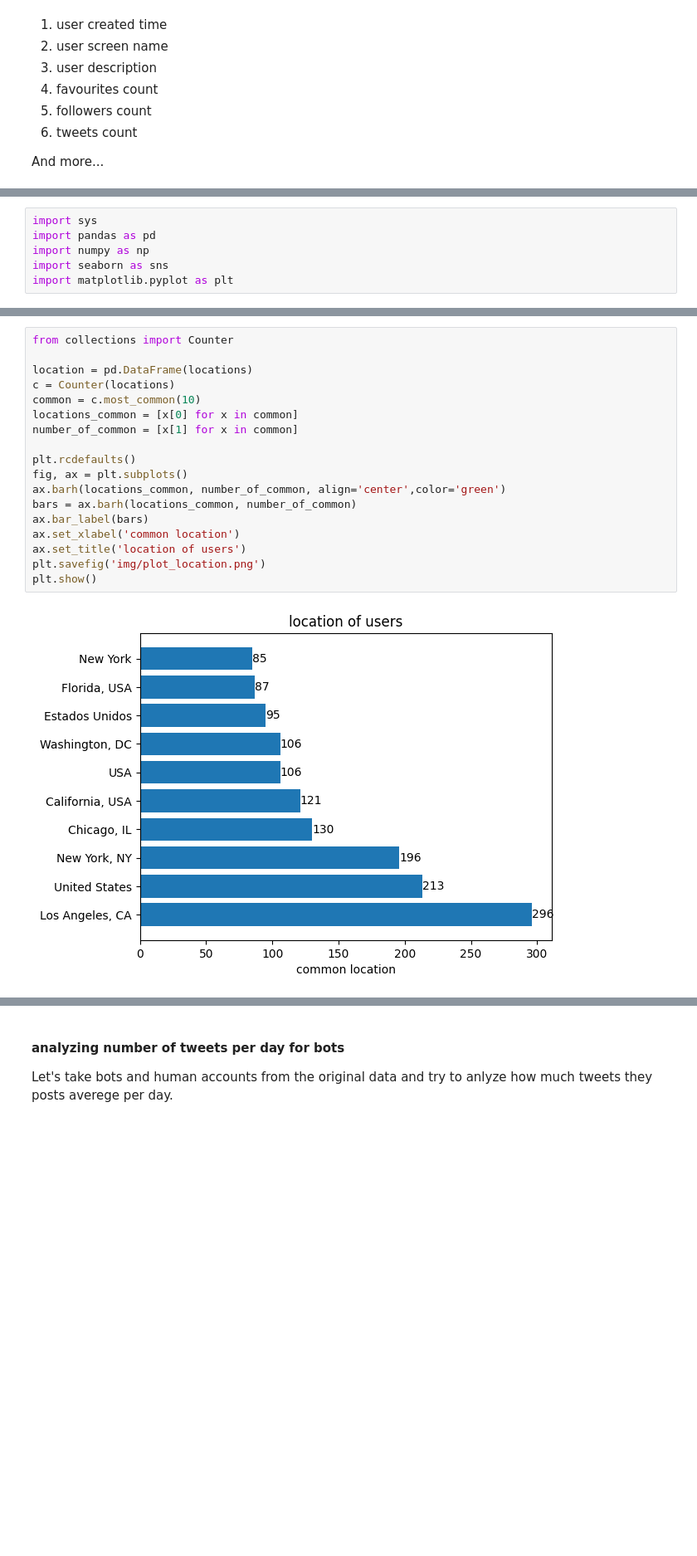
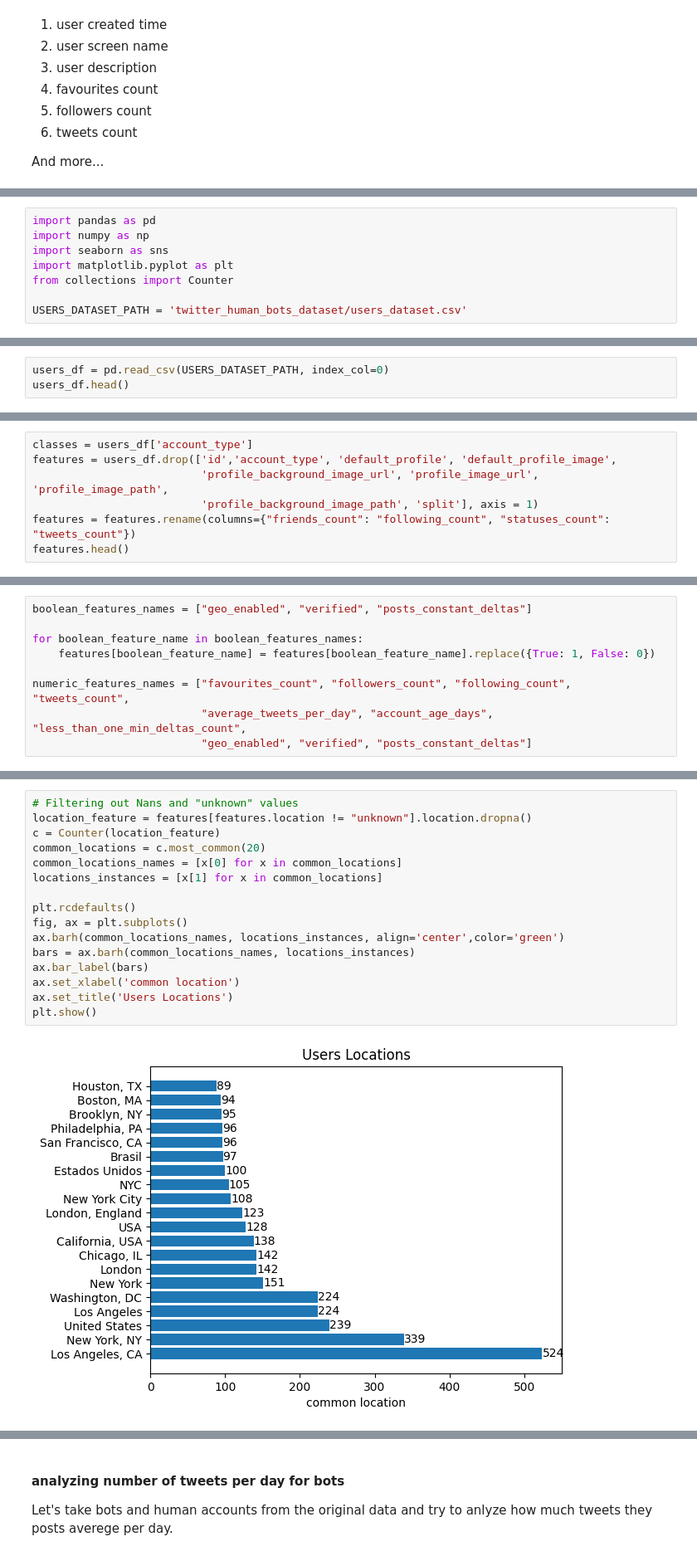
Before and after one commit to orlysk/TwitterBotsProject, a Jupyter notebook: Detecting_Twitter_Bots.ipynb, the cells around one changed output, grey strips where cells are left out. Shown at 83% size. Drawn from its saved outputs; the diff is of its cells as text; blank space fills up the shorter version.

```diff
--- a/Detecting_Twitter_Bots.ipynb
+++ b/Detecting_Twitter_Bots.ipynb
@@ -362,6 +367,8 @@ merged_df.to_csv(f"twitter_human_bots_dataset/users_dataset{int(datetime.now().t
 # %%
-import sys
 import pandas as pd
 import numpy as np
 import seaborn as sns
 import matplotlib.pyplot as plt
+from collections import Counter
+
+USERS_DATASET_PATH = 'twitter_human_bots_dataset/users_dataset.csv'
@@ -367,0 +379,3 @@ import matplotlib.pyplot as plt
+# %%
+users_df = pd.read_csv(USERS_DATASET_PATH, index_col=0)
+users_df.head()
@@ -372,0 +419,7 @@ The data is already catagoriezed to bot and human. let see it.
+# %%
+classes = users_df['account_type']
+features = users_df.drop(['id','account_type', 'default_profile', 'default_profile_image',
+                          'profile_background_image_url', 'profile_image_url', 'profile_image_path',
+                          'profile_background_image_path', 'split'], axis = 1)
+features = features.rename(columns={"friends_count": "following_count", "statuses_count": "tweets_count"})
+features.head()
@@ -372,0 +447,9 @@ The data is already catagoriezed to bot and human. let see it.
+# %%
+boolean_features_names = ["geo_enabled", "verified", "posts_constant_deltas"]
+
+for boolean_feature_name in boolean_features_names:
+    features[boolean_feature_name] = features[boolean_feature_name].replace({True: 1, False: 0})
+
+numeric_features_names = ["favourites_count", "followers_count", "following_count", "tweets_count",
+                          "average_tweets_per_day", "account_age_days", "less_than_one_min_deltas_count",
+                          "geo_enabled", "verified", "posts_constant_deltas"]
@@ -407,20 +581,18 @@ Reaming data locations for 18502 users
 # %%
-from collections import Counter
-
-location = pd.DataFrame(locations)
-c = Counter(locations)
-common = c.most_common(10)
-locations_common = [x[0] for x in common]
-number_of_common = [x[1] for x in common]
+# Filtering out Nans and "unknown" values
+location_feature = features[features.location != "unknown"].location.dropna()
+c = Counter(location_feature)
+common_locations = c.most_common(20)
+common_locations_names = [x[0] for x in common_locations]
+locations_instances = [x[1] for x in common_locations]
 
 plt.rcdefaults()
 fig, ax = plt.subplots()
-ax.barh(locations_common, number_of_common, align='center',color='green')
-bars = ax.barh(locations_common, number_of_common)
+ax.barh(common_locations_names, locations_instances, align='center',color='green')
+bars = ax.barh(common_locations_names, locations_instances)
 ax.bar_label(bars)
 ax.set_xlabel('common location')
-ax.set_title('location of users')
-plt.savefig('img/plot_location.png')
+ax.set_title('Users Locations')
 plt.show()
 # %% [output]
-[figure, old version]
+[figure, new version]
```
Also changed, not shown: parts of 61 cells of this notebook.
